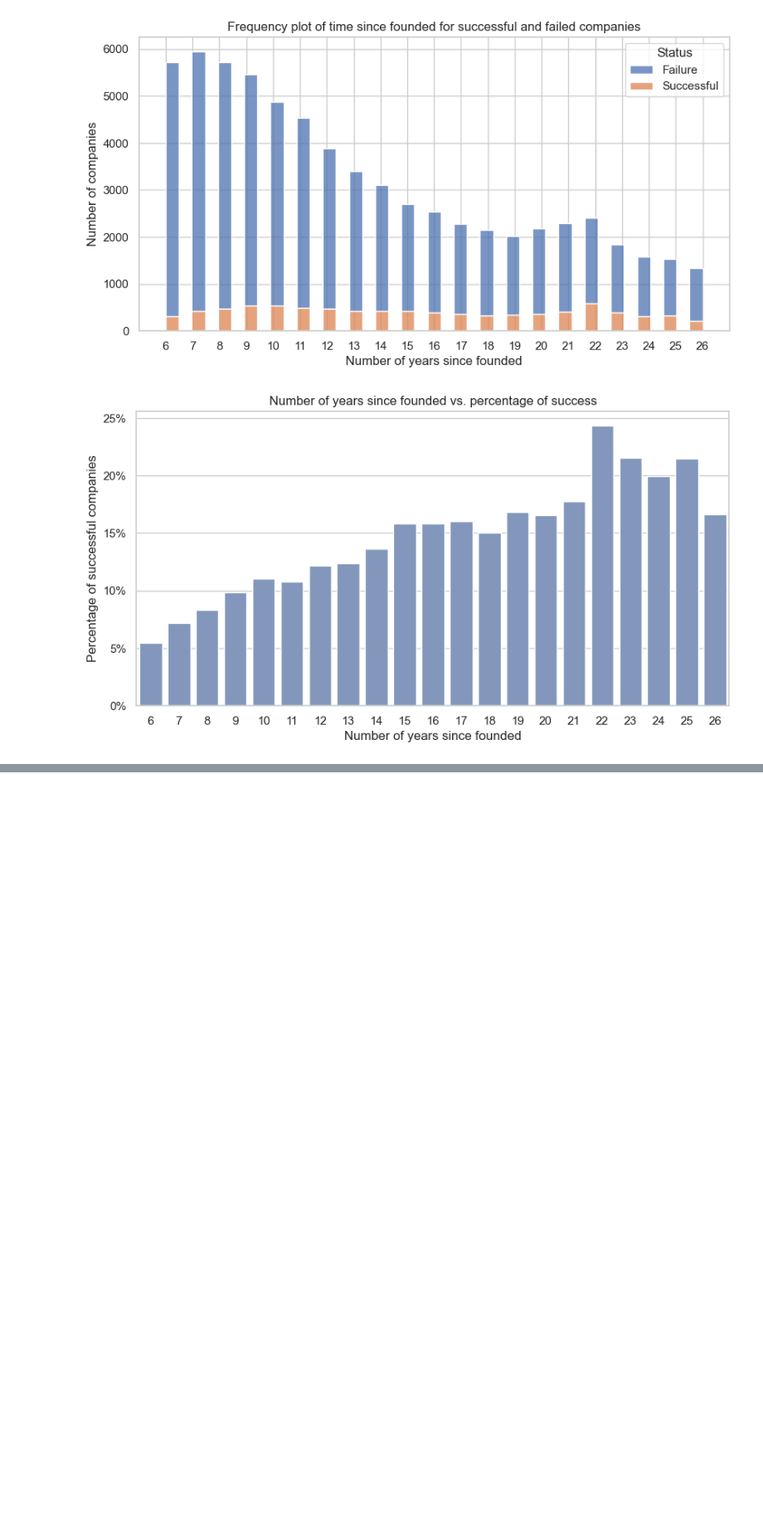
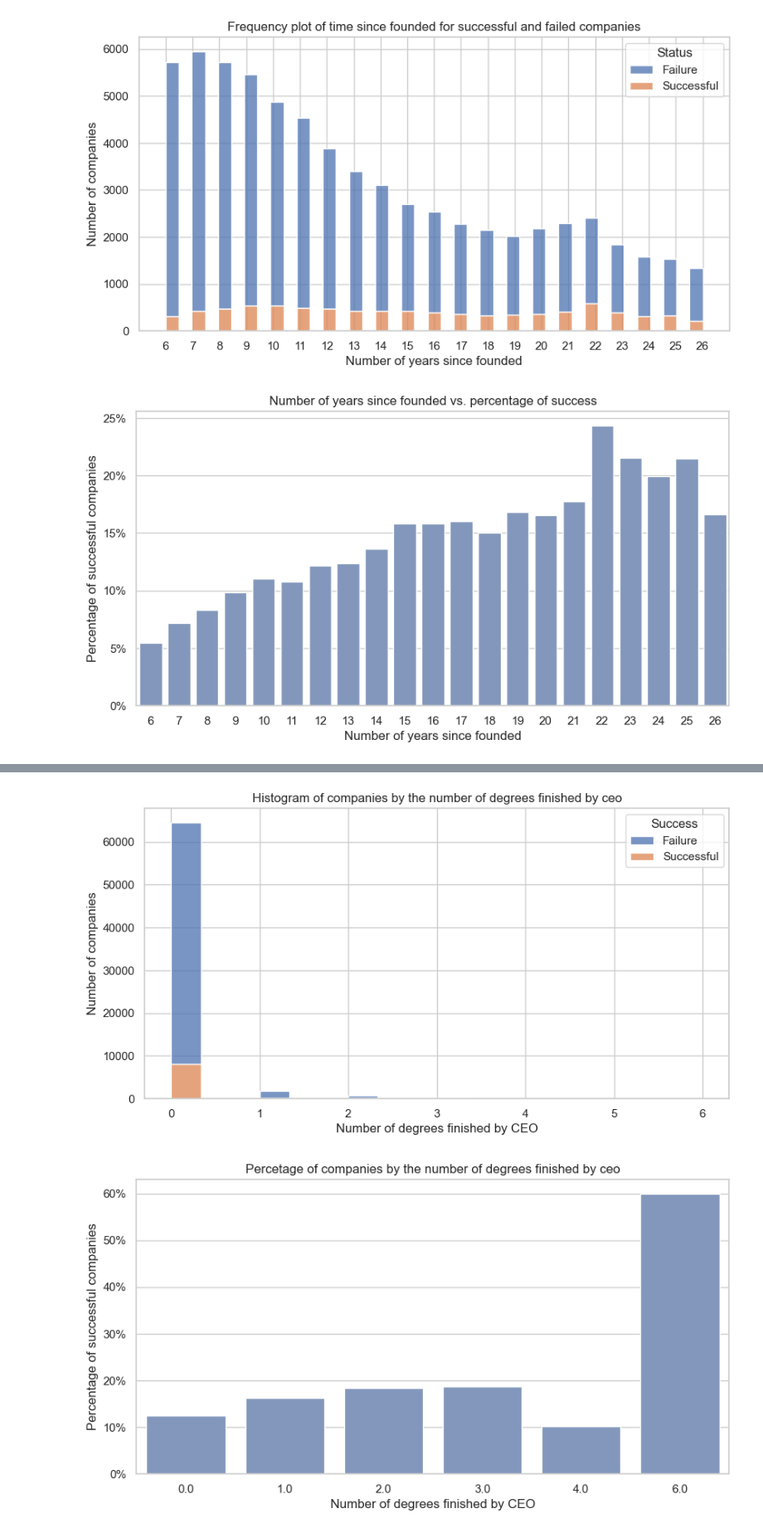
Before and after one commit to rodrigochaname/MachineLearning4VC, a Jupyter notebook: data_analysis.ipynb, the cells around one changed output, grey strips where cells are left out. Shown at 83% size. Cells and saved outputs as stored; diff of their text form; code cells hidden in the pictures; blank space fills up the shorter version.

Commit message:
model input finished

```diff
--- a/data_analysis.ipynb
+++ b/data_analysis.ipynb
@@ -201,6 +202,15 @@ founders_df = founders_df.groupby(by=['org_uuid']).agg({'number_founded':'max',
 temp = orgs_df.merge(curr_ceo_df,how='left',on='org_uuid')
 full_orgs_df = temp.merge(founders_df,how='left',on='org_uuid')
 
-full_orgs_df['time_between_degree_founding'] = full_orgs_df['founded_on'] - full_orgs_df['oldest_founder_deg_completed_date']
-full_orgs_df['time_between_first_curr_founding'] = full_orgs_df['founded_on'] - full_orgs_df['oldest_founder_first_venture_on']
+# Get years between two degrees
+full_orgs_df['years_between_degree_founding'] = full_orgs_df['founded_on'].apply(lambda x: x.year) - full_orgs_df['oldest_founder_deg_completed_date'].apply(lambda x: x.year)
+full_orgs_df['years_between_first_curr_founding'] = full_orgs_df['founded_on'].apply(lambda x: x.year) - full_orgs_df['oldest_founder_first_venture_on'].apply(lambda x: x.year)
+
+# All negatives should be zero
+full_orgs_df['years_between_degree_founding'] = full_orgs_df['years_between_degree_founding'].map(lambda x: 0 if x <= 0 else x)
+full_orgs_df['years_between_first_curr_founding'] = full_orgs_df['years_between_first_curr_founding'].map(lambda x: 0 if x <= 0 else x)
+
+# Drop useless columns
+full_orgs_df = full_orgs_df.drop(columns=['category_list','status','last_funding_on','oldest_founder_deg_completed_date',\
+                                          'investment_type_series_b','oldest_founder_first_venture_on'])
 # %%
@@ -356,0 +240,22 @@ TypeError: numpy boolean subtract, the `-` operator, is not supported, use the b
+# %%
+# Inpute
+
+# If the category entry is Nan, then we can assume they belong to 'other'
+full_orgs_df['category_groups_list'] = full_orgs_df['category_groups_list'].fillna('Other')
+
+# If they CEO have a nan entry, we assume they have no degrees
+full_orgs_df['num_degs_attempted_by_curr_ceo'] = full_orgs_df['num_degs_attempted_by_curr_ceo'].fillna(0)
+full_orgs_df['num_degs_finished_by_curr_ceo'] = full_orgs_df['num_degs_finished_by_curr_ceo'].fillna(0)
+
+# If they founders have NaN previous startups, we assume they have none
+full_orgs_df['max_number_founded_by_one_founder'] = full_orgs_df['max_number_founded_by_one_founder'].fillna(0)
+full_orgs_df['at_least_one_veteran_founder'] = full_orgs_df['at_least_one_veteran_founder'].fillna(0)
+
+# If founders have nan entry in titles, we assume they have no degrees
+full_orgs_df['avg_num_degs_attempted_by_founders'] = full_orgs_df['avg_num_degs_attempted_by_founders'].fillna(0)
+full_orgs_df['avg_num_degs_finished_by_founders'] = full_orgs_df['avg_num_degs_finished_by_founders'].fillna(0)
+
+# We know that 'years between...' is a proxy for experience. The more years, the more experience.
+# Hence, makes sense to replace NaNs with 0
+full_orgs_df['years_between_degree_founding'] = full_orgs_df['years_between_degree_founding'].fillna(0)
+full_orgs_df['years_between_first_curr_founding'] = full_orgs_df['years_between_first_curr_founding'].fillna(0)
@@ -356,0 +322,7 @@ TypeError: numpy boolean subtract, the `-` operator, is not supported, use the b
+# %%
+x_label = 'Number of degrees finished by CEO'
+column_name = 'num_degs_finished_by_curr_ceo'
+create_two_plots(column_name,x_label)
+# %% [output]
+[figure, added]
+[figure, added]
```
Also changed, not shown: parts of 20 cells of this notebook.
